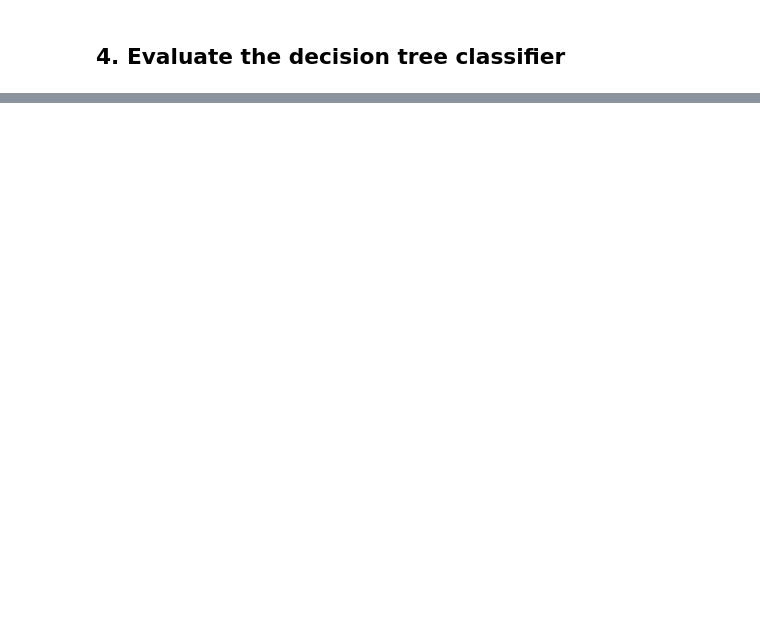
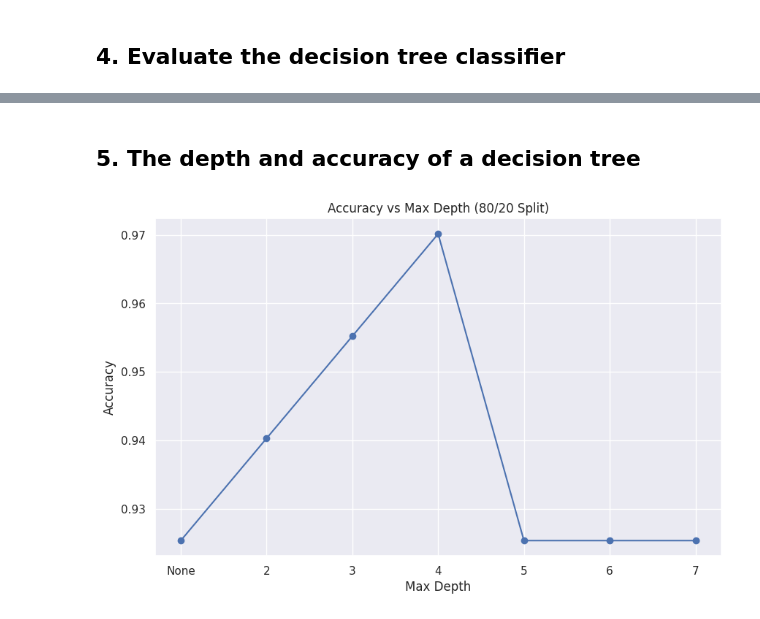
Before and after one commit to pqkkkkk/DecisionTree, a Jupyter notebook: penguins.ipynb, the cells around one changed output, grey strips where cells are left out. Saved outputs shown, nothing was run; the diff lists cells and outputs as text; code cells hidden in the pictures; blank space fills up the shorter version.

```diff
--- a/penguins.ipynb
+++ b/penguins.ipynb
@@ -70,0 +265,27 @@ print(confusion_matrix(label_test, label_pred))
+# %% [markdown]
+## 5. The depth and accuracy of a decision tree
+# %%
+feature_train, label_train, feature_test, label_test = subsets[2]  # 80/20 split
+
+depths = [None, 2, 3, 4, 5, 6, 7]
+accuracies = []
+# %%
+for depth in depths:
+    clf = DecisionTreeClassifier(criterion='entropy', max_depth=depth, random_state=42)
+    clf.fit(feature_train, label_train)
+    y_pred = clf.predict(feature_test)
+    acc = accuracy_score(label_test, y_pred)
+    accuracies.append(acc)
+# %%
+depths = [None, 2, 3, 4, 5, 6, 7]
+depth_labels = ['None' if d is None else str(d) for d in depths]
+
+plt.figure(figsize=(10, 6))
+plt.plot(depth_labels, accuracies, marker='o')
+plt.title("Accuracy vs Max Depth (80/20 Split)")
+plt.xlabel("Max Depth")
+plt.ylabel("Accuracy")
+plt.grid(True)
+plt.show()
+# %% [output]
+[figure, added]
```
Also changed, not shown: parts of 12 cells of this notebook, 2 other files.
